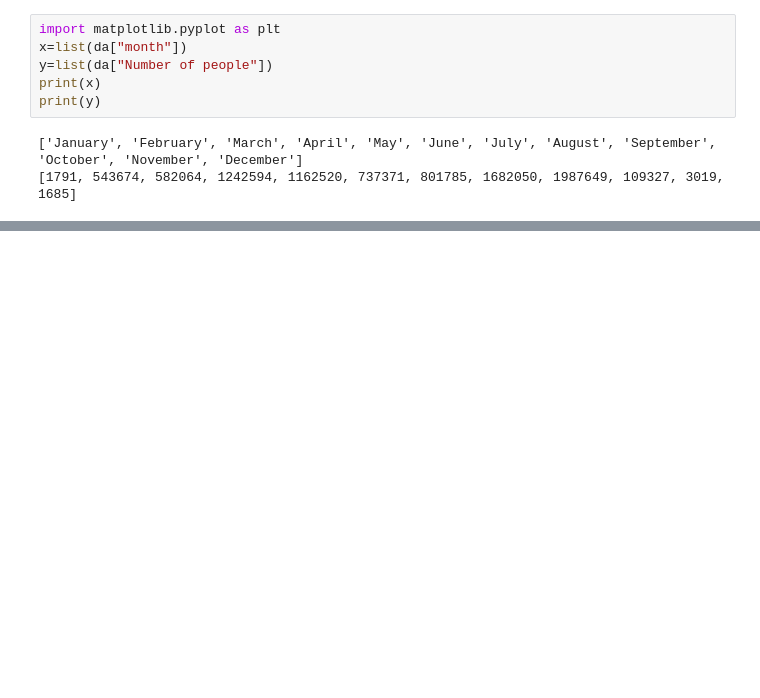
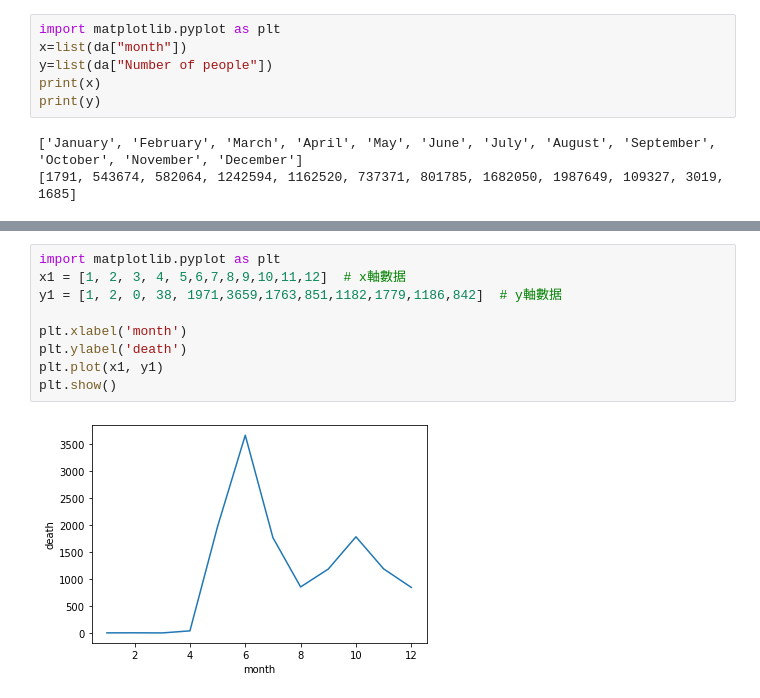
Before and after one commit to tzuhsin07/hsin, a Jupyter notebook: covid_.ipynb, the cells around one changed output, grey strips where cells are left out. Drawn from its saved outputs; the diff is of its cells as text; blank space fills up the shorter version.

```diff
--- a/covid_.ipynb
+++ b/covid_.ipynb
@@ -153,0 +235,11 @@ plt.show()
+# %%
+import matplotlib.pyplot as plt
+x1 = [1, 2, 3, 4, 5,6,7,8,9,10,11,12]  # x軸數据
+y1 = [1, 2, 0, 38, 1971,3659,1763,851,1182,1779,1186,842]  # y軸數据
+
+plt.xlabel('month')
+plt.ylabel('death')
+plt.plot(x1, y1)
+plt.show()
+# %% [output]
+[figure, added]
```
Also changed, not shown: parts of 6 cells of this notebook, 3 other files.
